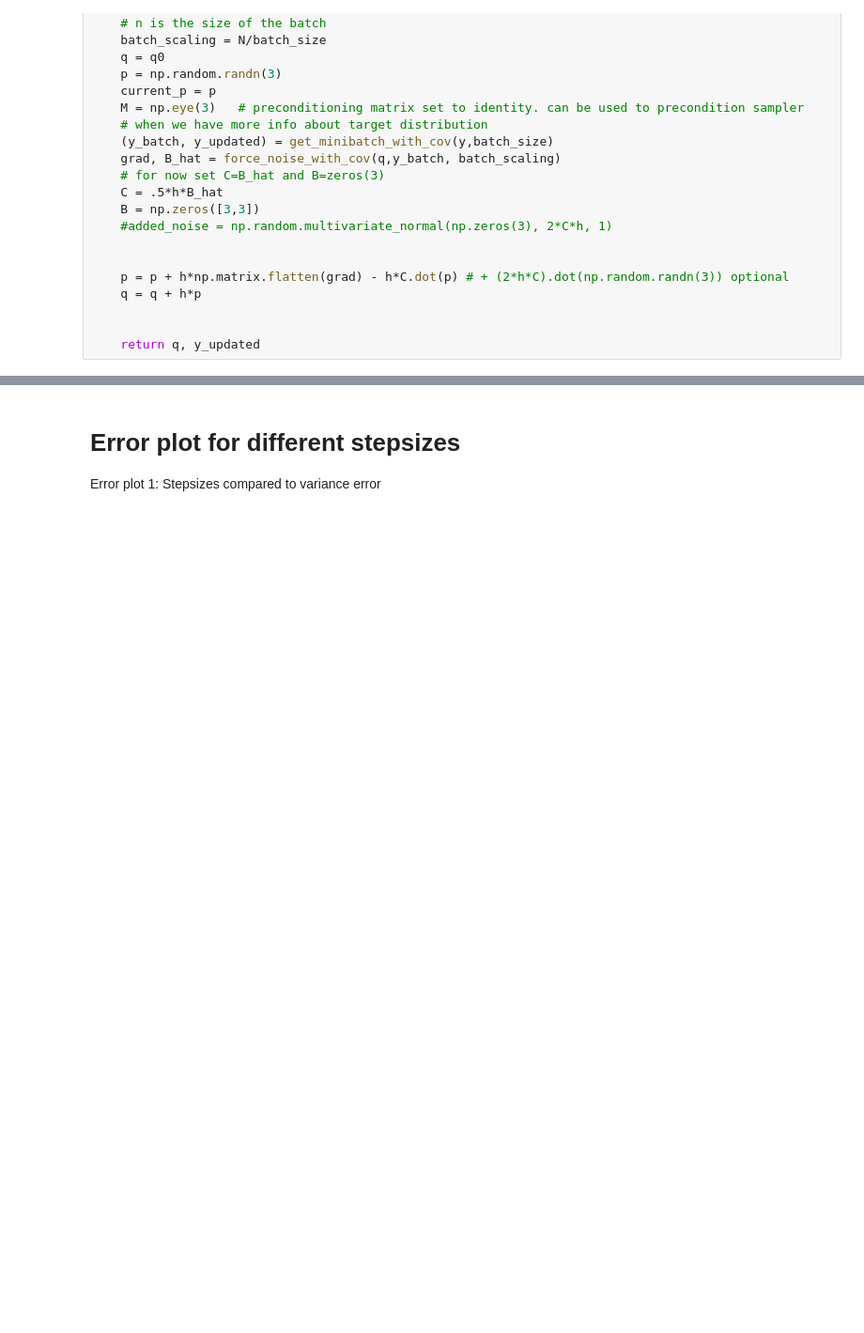
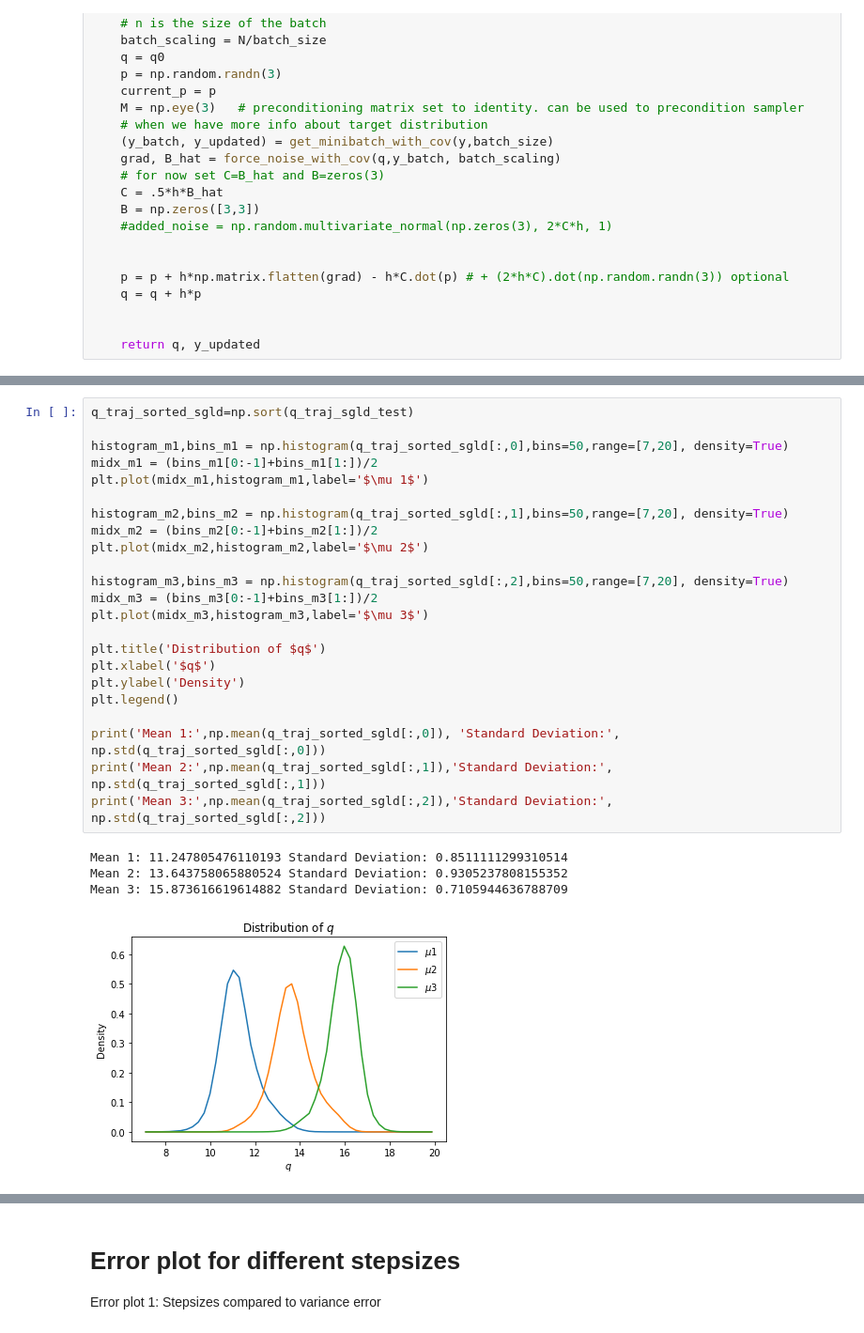
Before and after one commit to mohammeddonia/RSCAM-GradNoise, a Jupyter notebook: OFFICIAL SGHMC and SGLD bias plots Tomatoes.ipynb, the cells around one changed output, grey strips where cells are left out. Shown: that part at 94% size. Saved outputs shown, nothing was run; the diff lists cells and outputs as text; blank space fills up the shorter version.

```diff
--- a/OFFICIAL SGHMC and SGLD bias plots Tomatoes.ipynb
+++ b/OFFICIAL SGHMC and SGLD bias plots Tomatoes.ipynb
@@ -344,0 +448,28 @@ original hmc
+# %%
+q_traj_sorted_sgld=np.sort(q_traj_sgld_test)
+
+histogram_m1,bins_m1 = np.histogram(q_traj_sorted_sgld[:,0],bins=50,range=[7,20], density=True)
+midx_m1 = (bins_m1[0:-1]+bins_m1[1:])/2
+plt.plot(midx_m1,histogram_m1,label='$\mu 1$')
+
+histogram_m2,bins_m2 = np.histogram(q_traj_sorted_sgld[:,1],bins=50,range=[7,20], density=True)
+midx_m2 = (bins_m2[0:-1]+bins_m2[1:])/2
+plt.plot(midx_m2,histogram_m2,label='$\mu 2$')
+
+histogram_m3,bins_m3 = np.histogram(q_traj_sorted_sgld[:,2],bins=50,range=[7,20], density=True)
+midx_m3 = (bins_m3[0:-1]+bins_m3[1:])/2
+plt.plot(midx_m3,histogram_m3,label='$\mu 3$')
+
+plt.title('Distribution of $q$')
+plt.xlabel('$q$')
+plt.ylabel('Density')
+plt.legend()
+
+print('Mean 1:',np.mean(q_traj_sorted_sgld[:,0]), 'Standard Deviation:', np.std(q_traj_sorted_sgld[:,0]))
+print('Mean 2:',np.mean(q_traj_sorted_sgld[:,1]),'Standard Deviation:', np.std(q_traj_sorted_sgld[:,1]))
+print('Mean 3:',np.mean(q_traj_sorted_sgld[:,2]),'Standard Deviation:', np.std(q_traj_sorted_sgld[:,2]))
+# %% [output]
+Mean 1: 11.247805476110193 Standard Deviation: 0.8511111299310514
+Mean 2: 13.643758065880524 Standard Deviation: 0.9305237808155352
+Mean 3: 15.873616619614882 Standard Deviation: 0.7105944636788709
+[figure, added]
```
Also changed, not shown: parts of 26 cells of this notebook.
